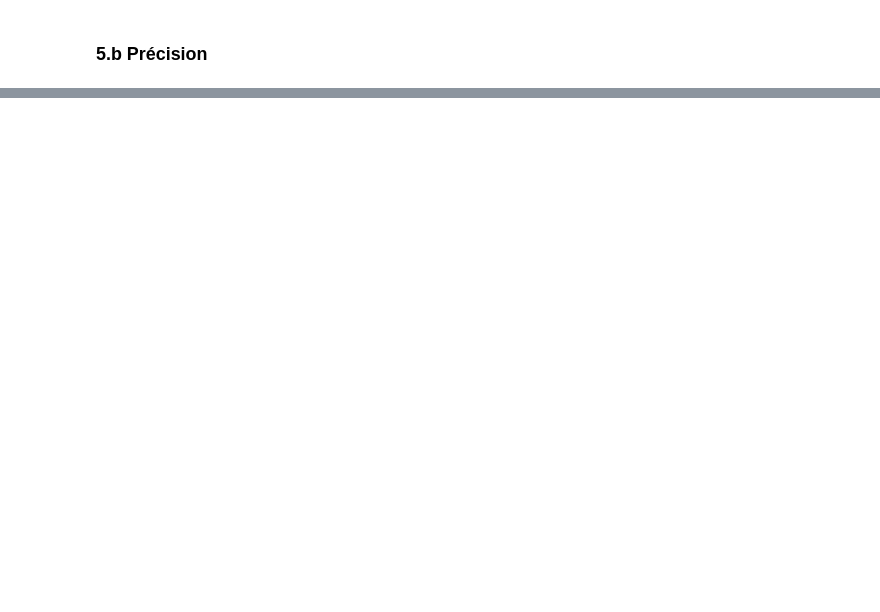
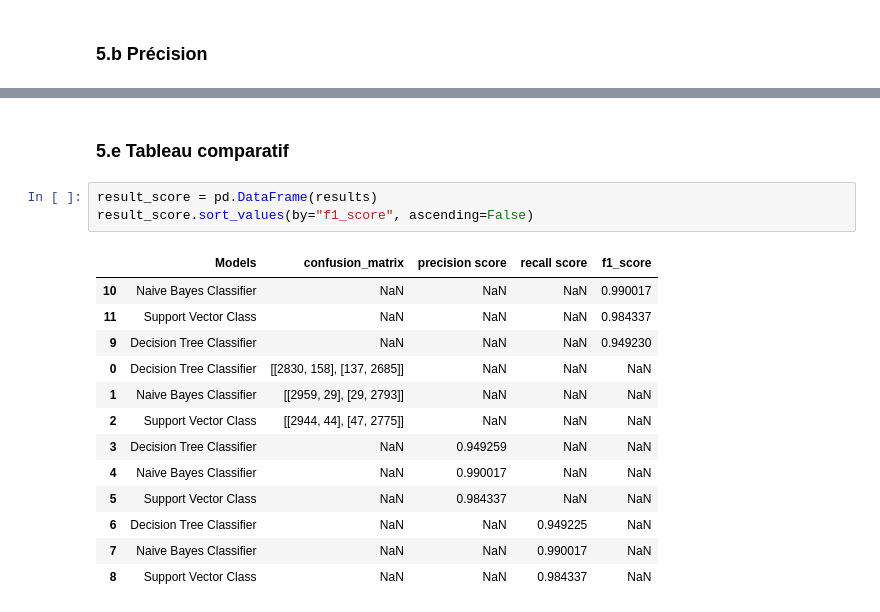
Before and after one commit to r00tMG/project_BMSecurity, a Jupyter notebook: notebooks/script.ipynb, the cells around one changed output, grey strips where cells are left out. Saved outputs shown, nothing was run; the diff lists cells and outputs as text; blank space fills up the shorter version.

```diff
--- a/notebooks/script.ipynb
+++ b/notebooks/script.ipynb
@@ -420,0 +479,19 @@ evaluation_model()
+# %% [markdown]
+### 5.e Tableau comparatif
+# %%
+result_score = pd.DataFrame(results)
+result_score.sort_values(by="f1_score", ascending=False)
+# %% [output]
+|  | Models | confusion_matrix | precision score | recall score | f1_score |
+| 10 | Naive Bayes Classifier | NaN | NaN | NaN | 0.990017 |
+| 11 | Support Vector Class | NaN | NaN | NaN | 0.984337 |
+| 9 | Decision Tree Classifier | NaN | NaN | NaN | 0.949230 |
+| 0 | Decision Tree Classifier | [[2830, 158], [137, 2685]] | NaN | NaN | NaN |
+| 1 | Naive Bayes Classifier | [[2959, 29], [29, 2793]] | NaN | NaN | NaN |
+| 2 | Support Vector Class | [[2944, 44], [47, 2775]] | NaN | NaN | NaN |
+| 3 | Decision Tree Classifier | NaN | 0.949259 | NaN | NaN |
+| 4 | Naive Bayes Classifier | NaN | 0.990017 | NaN | NaN |
+| 5 | Support Vector Class | NaN | 0.984337 | NaN | NaN |
+| 6 | Decision Tree Classifier | NaN | NaN | 0.949225 | NaN |
+| 7 | Naive Bayes Classifier | NaN | NaN | 0.990017 | NaN |
+| 8 | Support Vector Class | NaN | NaN | 0.984337 | NaN |
```
Also changed, not shown: parts of 33 cells of this notebook, 4 other files.
